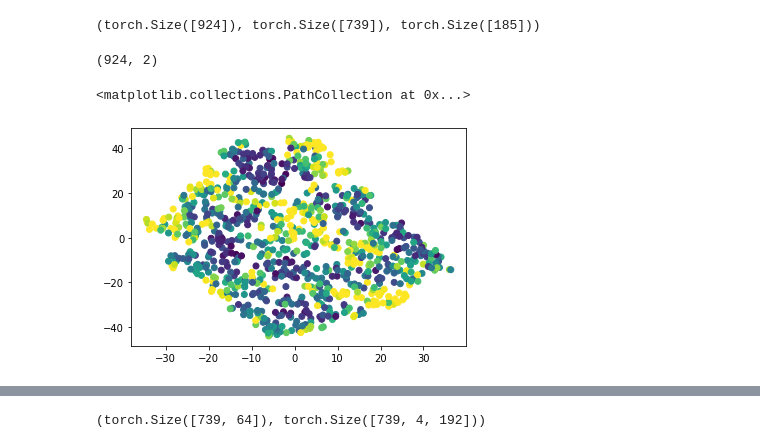
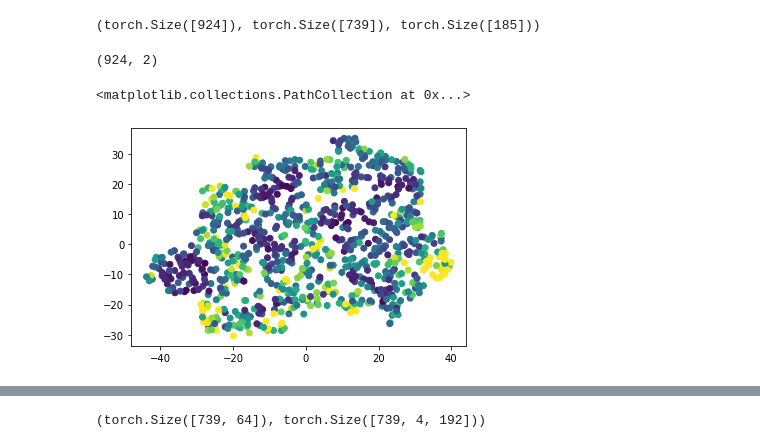
Before and after one commit to JohnnyNewman/MA, a Jupyter notebook: Evaluation_Notebook_1.ipynb, the cells around one changed output, grey strips where cells are left out. Cells and saved outputs as stored; diff of their text form; code cells hidden in the pictures.

```diff
--- a/Evaluation_Notebook_1.ipynb
+++ b/Evaluation_Notebook_1.ipynb
@@ -57,7 +63,7 @@ TestModel(
 Z_train = net.encoder(x_train).detach().view(-1, 64)
 Z_test = net.encoder(x_test).detach().view(-1, 64)
 # %%
-Z = torch.vstack((Z_train, Z_test))
+Z = np.vstack((Z_train, Z_test))
 # %%
 c_D = torch.cat((c_D_train, c_D_test))
 # %%
@@ -73,9 +75,13 @@ emb = tsne.fit_transform(Z)
-# %%
-emb.shape
-# %% [output]
-(924, 2)
-# %%
-plt.scatter(emb[:,0], emb[:,1], c=np.clip(c_D, a_max=0.025, a_min=0))
-# %% [output]
-<matplotlib.collections.PathCollection at 0x...>
-[figure, removed]
+# %%
+# create 2-dimensional representation of the latent vectors for vizualisation
+# using t-distributed stochastic neighbor embedding (t-SNE)
+
+tsne = TSNE(metric="cosine")
+emb = tsne.fit_transform(Z)
+print(emb.shape)
+
+plt.scatter(emb[:,0], emb[:,1], c=np.clip(c_D, a_max=0.03, a_min=0))
+# %% [output]
+(924, 2)
+<matplotlib.collections.PathCollection at 0x...>
+[figure, added]
```
Also changed, not shown: parts of 28 cells of this notebook.
